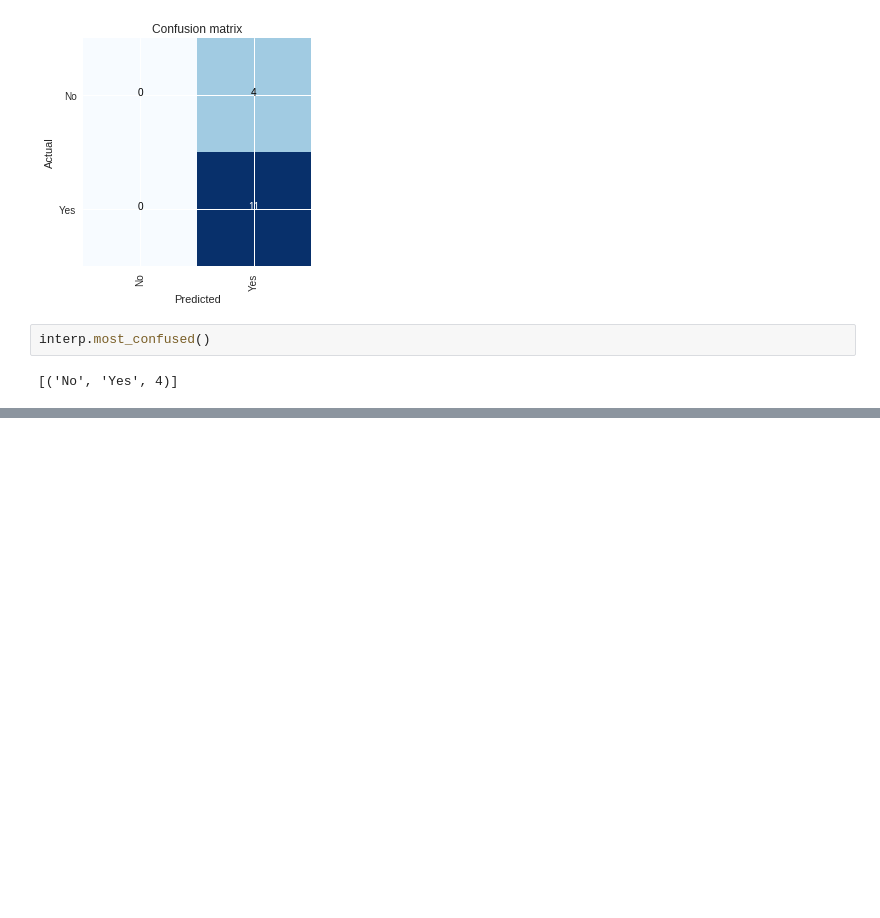
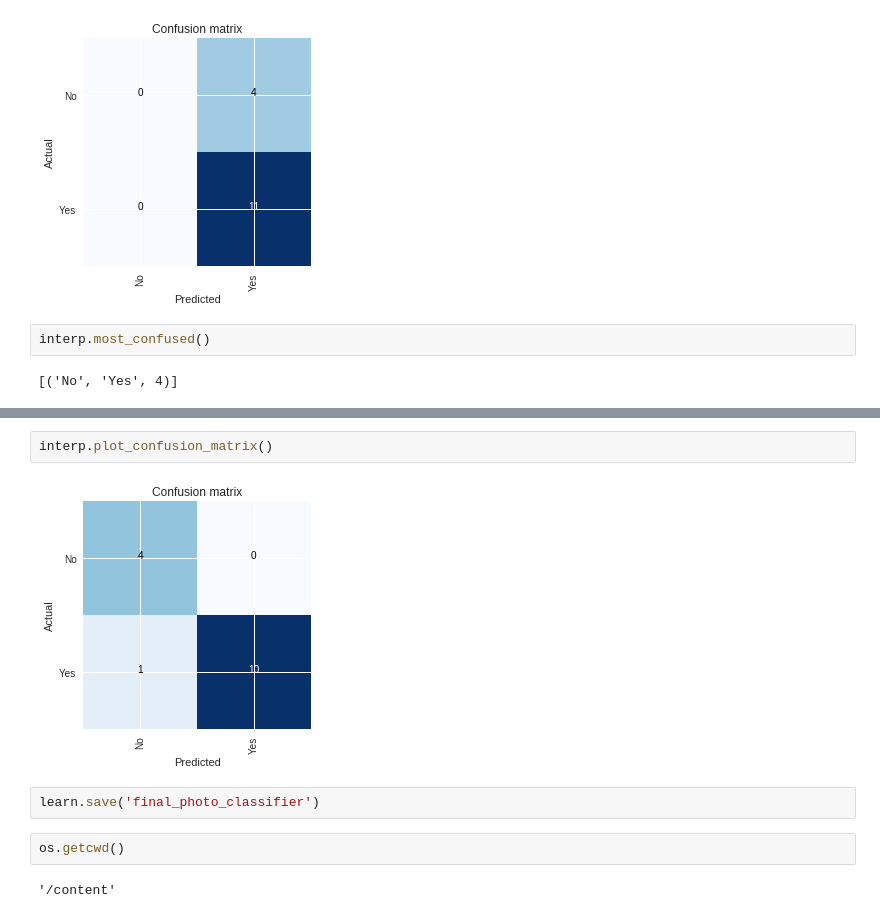
Before and after one commit to binliu0630/Deep_Learning, a Jupyter notebook: photo_classification.ipynb, the cells around one changed output, grey strips where cells are left out. Saved outputs shown, nothing was run; the diff lists cells and outputs as text; blank space fills up the shorter version.

```diff
--- a/photo_classification.ipynb
+++ b/photo_classification.ipynb
@@ -109,0 +125,10 @@ interp.most_confused()
+# %%
+interp.plot_confusion_matrix()
+# %% [output]
+[figure, added]
+# %%
+learn.save('final_photo_classifier')
+# %%
+os.getcwd()
+# %% [output]
+'/content'
```
Also changed, not shown: parts of 5 cells of this notebook.
